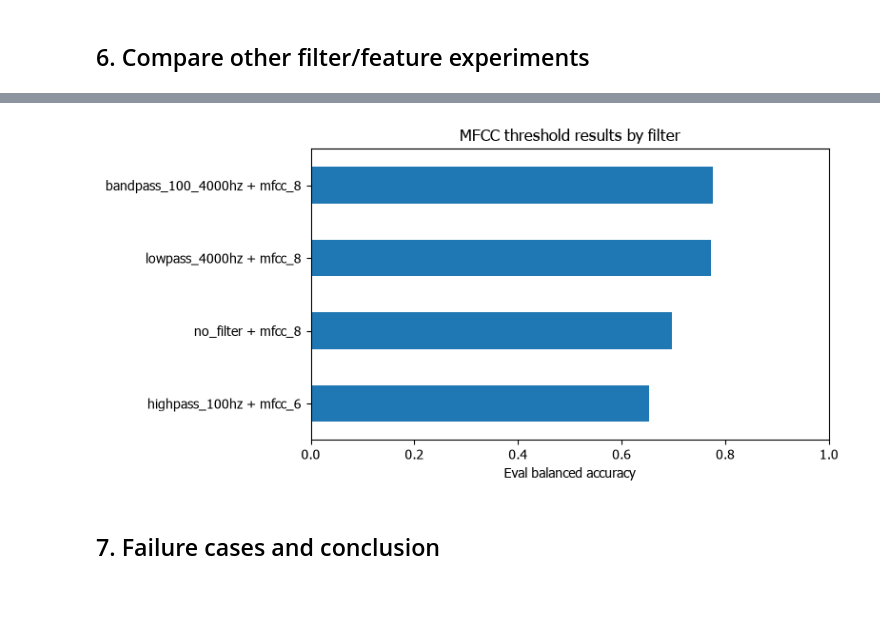
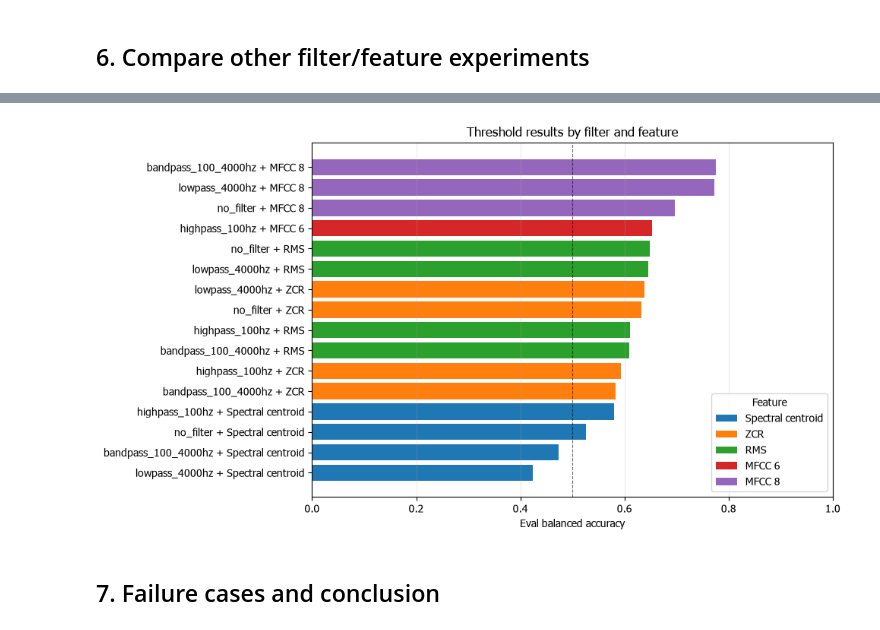
Before and after one commit to lnwnotza248/AI_or_not, a Jupyter notebook: 2_code/G01_pipeline.ipynb, the cells around one changed output, grey strips where cells are left out. Drawn from its saved outputs; the diff is of its cells as text; code cells hidden in the pictures; blank space fills up the shorter version.

```diff
--- a/2_code/G01_pipeline.ipynb
+++ b/2_code/G01_pipeline.ipynb
@@ -313,40 +313,59 @@ eval_results.to_csv(RESULTS / "threshold_pipeline_predictions.csv", index=False)
 # %%
 comparison_path = RESULTS / "filter_experiment" / "metrics.csv"
 if comparison_path.is_file():
     comparison = pd.read_csv(comparison_path)
     display(comparison.sort_values("eval_balanced_accuracy", ascending=False))
-    mfcc_results = comparison[comparison["feature"].str.startswith("mfcc_")].copy()
-    mfcc_results["method"] = mfcc_results["filter"] + " + " + mfcc_results["feature"]
-    ax = mfcc_results.sort_values("eval_balanced_accuracy").plot.barh(
-        x="method", y="eval_balanced_accuracy", xlim=(0, 1), legend=False, figsize=(8, 4)
-    )
+
+    feature_labels = {
+        "rms": "RMS",
+        "zcr": "ZCR",
+        "centroid": "Spectral centroid",
+        "mfcc_6": "MFCC 6",
+        "mfcc_8": "MFCC 8",
+    }
+    comparison["feature_label"] = comparison["feature"].map(feature_labels).fillna(comparison["feature"])
+    comparison["method"] = comparison["filter"] + " + " + comparison["feature_label"]
+    plot_data = comparison.sort_values("eval_balanced_accuracy").reset_index(drop=True)
+
+    fig, ax = plt.subplots(figsize=(10, max(5, 0.35 * len(plot_data))))
+    for feature_label, feature_rows in plot_data.groupby("feature_label", sort=False):
+        ax.barh(
+            feature_rows.index,
+            feature_rows["eval_balanced_accuracy"],
+            label=feature_label,
+        )
+    ax.set_yticks(range(len(plot_data)), plot_data["method"])
+    ax.set_xlim(0, 1)
+    ax.axvline(0.5, color="black", linewidth=0.8, linestyle="--", alpha=0.6)
     ax.set_xlabel("Eval balanced accuracy")
     ax.set_ylabel("")
-    ax.set_title("MFCC threshold results by filter")
+    ax.set_title("Threshold results by filter and feature")
+    ax.legend(title="Feature", loc="lower right")
+    ax.grid(axis="x", alpha=0.25)
     plt.tight_layout()
-    plt.savefig(FIGURES / "threshold_mfcc_filter_comparison.png", dpi=160)
+    plt.savefig(FIGURES / "threshold_filter_feature_comparison.png", dpi=160)
     plt.show()
 else:
     print(f"Comparison results not found: {comparison_path}; skipping comparison table")
 # %% [output]
 |  | filter | feature | threshold | direction | train_balanced_accuracy | eval_accuracy | eval_balanced_accuracy | ... |
 | 15 | bandpass_100_4000hz | mfcc_8 | -19.426172 | lt | 0.698085 | 0.775484 | 0.775484 | ... |
 | 7 | lowpass_4000hz | mfcc_8 | -15.356819 | lt | 0.704894 | 0.772258 | 0.772258 | ... |
 | 3 | no_filter | mfcc_8 | -11.325475 | lt | 0.699574 | 0.696129 | 0.696129 | ... |
 | 11 | highpass_100hz | mfcc_6 | -4.505647 | lt | 0.684468 | 0.652258 | 0.652258 | ... |
 | 0 | no_filter | rms | 0.128314 | ge | 0.555745 | 0.648387 | 0.648387 | ... |
 | 4 | lowpass_4000hz | rms | 0.129620 | ge | 0.556383 | 0.645806 | 0.645806 | ... |
 | 5 | lowpass_4000hz | zcr | 0.077636 | ge | 0.521915 | 0.638065 | 0.638065 | ... |
 | 1 | no_filter | zcr | 0.125806 | ge | 0.537234 | 0.632903 | 0.632903 | ... |
 | 8 | highpass_100hz | rms | 0.150320 | ge | 0.554894 | 0.610968 | 0.610968 | ... |
 | 12 | bandpass_100_4000hz | rms | 0.149750 | ge | 0.555745 | 0.609677 | 0.609677 | ... |
 | 9 | highpass_100hz | zcr | 0.139418 | ge | 0.529787 | 0.592903 | 0.592903 | ... |
 | 13 | bandpass_100_4000hz | zcr | 0.083797 | ge | 0.525745 | 0.582581 | 0.582581 | ... |
 | 10 | highpass_100hz | centroid | 1727.047589 | lt | 0.607872 | 0.580000 | 0.580000 | ... |
 | 2 | no_filter | centroid | 1564.273303 | lt | 0.563617 | 0.526452 | 0.526452 | ... |
 | 14 | bandpass_100_4000hz | centroid | 998.151948 | lt | 0.559787 | 0.473548 | 0.473548 | ... |
 | 6 | lowpass_4000hz | centroid | 1026.300027 | lt | 0.532979 | 0.424516 | 0.424516 | ... |
-[figure, old version]
+[figure, new version]
 # %% [markdown]
 ## 7. Failure cases and conclusion
 # %%
```
